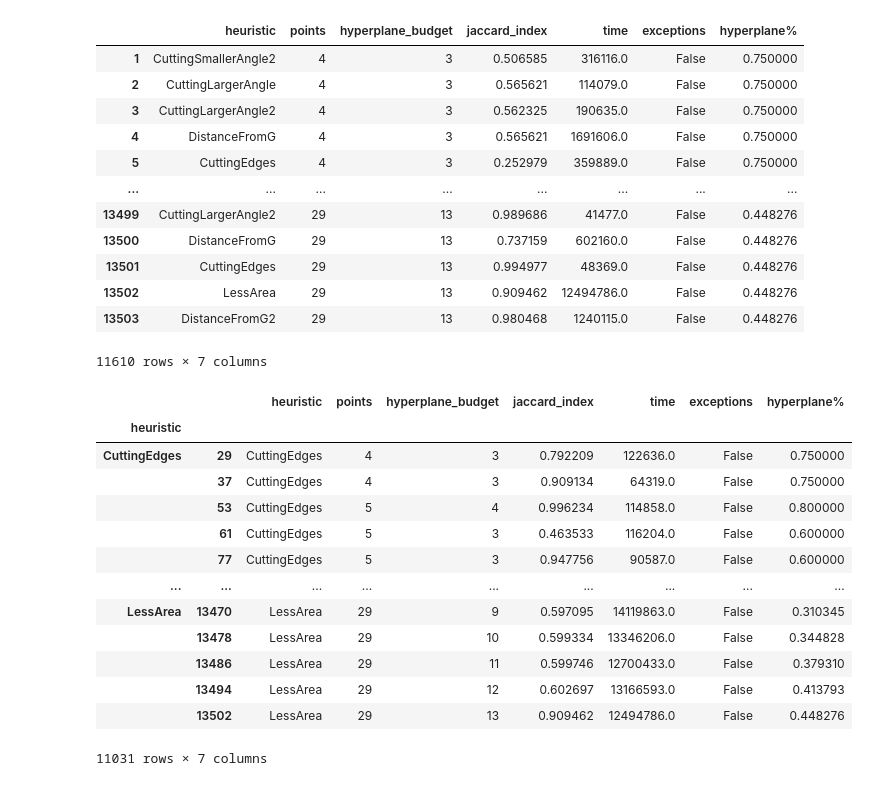
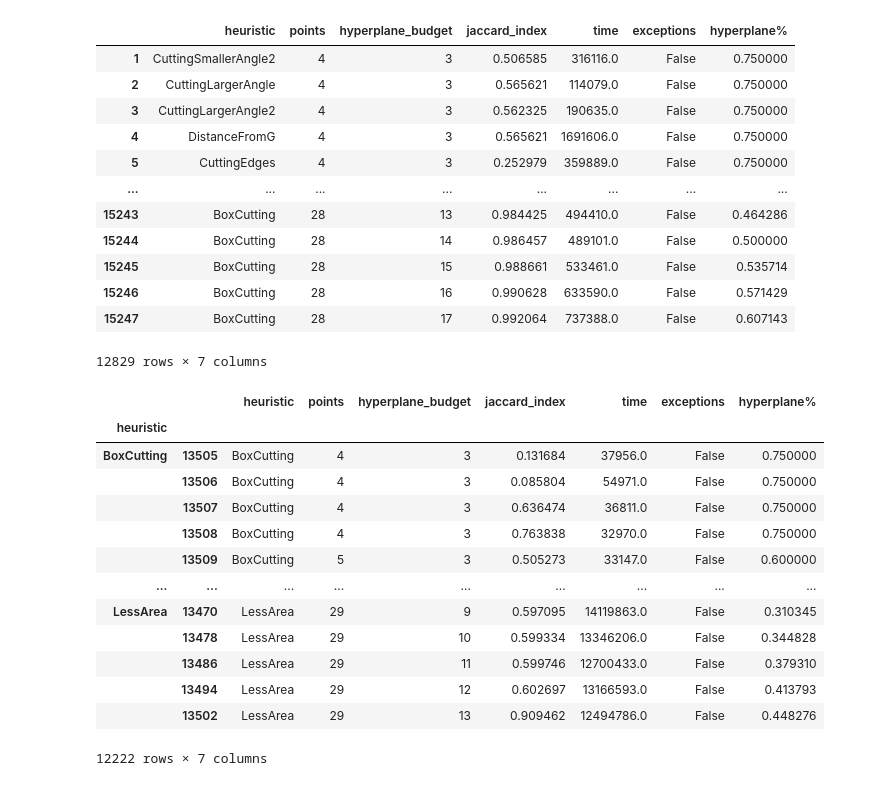
Before and after one commit to federicovolpe/ConvexHull, a Jupyter notebook: analysis/report.ipynb, the cells around one changed output. Cells and saved outputs as stored; diff of their text form; code cells hidden in the pictures.

```diff
--- a/analysis/report.ipynb
+++ b/analysis/report.ipynb
@@ -7,26 +7,26 @@ import statsmodels.api as sm
 plt.style.use('fivethirtyeight')
 plt.rc('figure', figsize=(10.0, 8.0))
 # %%
-report_all = pd.read_csv("../report.csv", sep = "," , decimal=".")
+report_all = pd.read_csv("../report.csv", sep = ";" , decimal=".")
 report = report_all[(report_all["exceptions"] != True) &
                     (report_all["heuristic"] != "CuttingSmallerAngle") &
                     (report_all["heuristic"] != "CuttingLargererAngle")].copy()
 report["hyperplane%"] = report["hyperplane_budget"]/ report["points"]
 report
 # %% [output]
 |  | heuristic | points | hyperplane_budget | jaccard_index | time | exceptions | hyperplane% |
 | 1 | CuttingSmallerAngle2 | 4 | 3 | 0.506585 | 316116.0 | False | 0.750000 |
 | 2 | CuttingLargerAngle | 4 | 3 | 0.565621 | 114079.0 | False | 0.750000 |
 | 3 | CuttingLargerAngle2 | 4 | 3 | 0.562325 | 190635.0 | False | 0.750000 |
 | 4 | DistanceFromG | 4 | 3 | 0.565621 | 1691606.0 | False | 0.750000 |
 | 5 | CuttingEdges | 4 | 3 | 0.252979 | 359889.0 | False | 0.750000 |
 | ... | ... | ... | ... | ... | ... | ... | ... |
-| 13499 | CuttingLargerAngle2 | 29 | 13 | 0.989686 | 41477.0 | False | 0.448276 |
-| 13500 | DistanceFromG | 29 | 13 | 0.737159 | 602160.0 | False | 0.448276 |
-| 13501 | CuttingEdges | 29 | 13 | 0.994977 | 48369.0 | False | 0.448276 |
-| 13502 | LessArea | 29 | 13 | 0.909462 | 12494786.0 | False | 0.448276 |
-| 13503 | DistanceFromG2 | 29 | 13 | 0.980468 | 1240115.0 | False | 0.448276 |
+| 15243 | BoxCutting | 28 | 13 | 0.984425 | 494410.0 | False | 0.464286 |
+| 15244 | BoxCutting | 28 | 14 | 0.986457 | 489101.0 | False | 0.500000 |
+| 15245 | BoxCutting | 28 | 15 | 0.988661 | 533461.0 | False | 0.535714 |
+| 15246 | BoxCutting | 28 | 16 | 0.990628 | 633590.0 | False | 0.571429 |
+| 15247 | BoxCutting | 28 | 17 | 0.992064 | 737388.0 | False | 0.607143 |
-11610 rows × 7 columns
+12829 rows × 7 columns
 # %%
 def remove_outliers(group):
     Q1 = group['time'].quantile(0.25)
@@ -45,18 +45,18 @@ df_no_outliers
 # %% [output]
 |  |  | heuristic | points | hyperplane_budget | jaccard_index | time | exceptions | hyperplane% |
 | heuristic |  |  |  |  |  |  |  |  |
-| CuttingEdges | 29 | CuttingEdges | 4 | 3 | 0.792209 | 122636.0 | False | 0.750000 |
-|  | 37 | CuttingEdges | 4 | 3 | 0.909134 | 64319.0 | False | 0.750000 |
-|  | 53 | CuttingEdges | 5 | 4 | 0.996234 | 114858.0 | False | 0.800000 |
-|  | 61 | CuttingEdges | 5 | 3 | 0.463533 | 116204.0 | False | 0.600000 |
-|  | 77 | CuttingEdges | 5 | 3 | 0.947756 | 90587.0 | False | 0.600000 |
+| BoxCutting | 13505 | BoxCutting | 4 | 3 | 0.131684 | 37956.0 | False | 0.750000 |
+|  | 13506 | BoxCutting | 4 | 3 | 0.085804 | 54971.0 | False | 0.750000 |
+|  | 13507 | BoxCutting | 4 | 3 | 0.636474 | 36811.0 | False | 0.750000 |
+|  | 13508 | BoxCutting | 4 | 3 | 0.763838 | 32970.0 | False | 0.750000 |
+|  | 13509 | BoxCutting | 5 | 3 | 0.505273 | 33147.0 | False | 0.600000 |
 | ... | ... | ... | ... | ... | ... | ... | ... | ... |
 | LessArea | 13470 | LessArea | 29 | 9 | 0.597095 | 14119863.0 | False | 0.310345 |
 |  | 13478 | LessArea | 29 | 10 | 0.599334 | 13346206.0 | False | 0.344828 |
 |  | 13486 | LessArea | 29 | 11 | 0.599746 | 12700433.0 | False | 0.379310 |
 |  | 13494 | LessArea | 29 | 12 | 0.602697 | 13166593.0 | False | 0.413793 |
 |  | 13502 | LessArea | 29 | 13 | 0.909462 | 12494786.0 | False | 0.448276 |
-11031 rows × 7 columns
+12222 rows × 7 columns
 # %%
 df_no_outliers.reset_index(drop=True, inplace=True)
 df_no_outliers.boxplot(column='time', by='heuristic', grid=False)
```
Also changed, not shown: parts of 6 cells of this notebook, 11 other files.
